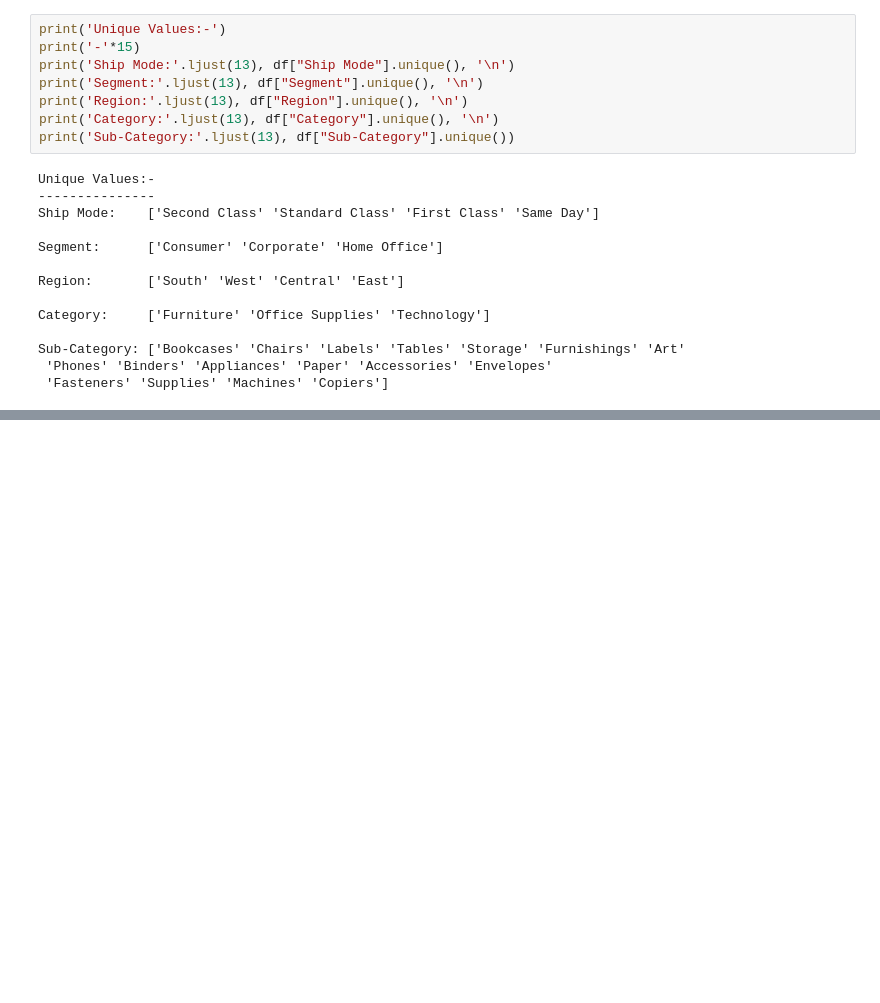
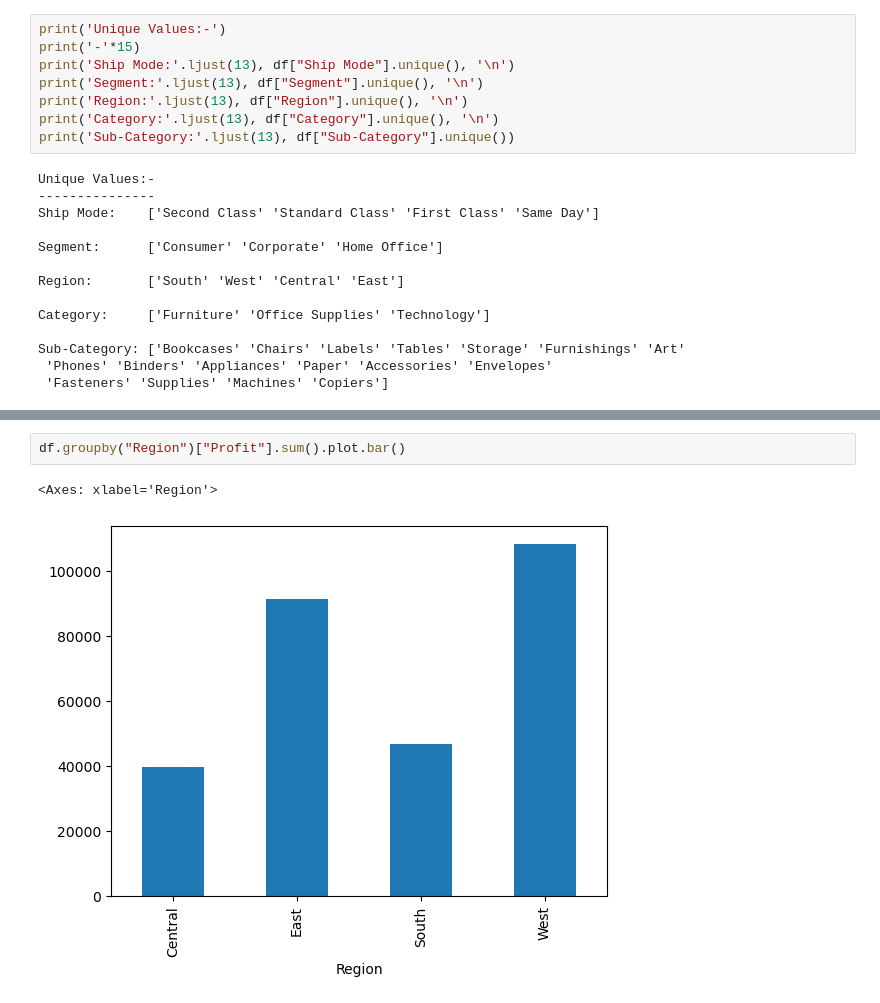
Before and after one commit to iamwatchdogs/Retail-Insights-from-Superstore-Data, a Jupyter notebook: retail-analysis.ipynb, the cells around one changed output, grey strips where cells are left out. Cells and saved outputs as stored; diff of their text form; blank space fills up the shorter version.

```diff
--- a/retail-analysis.ipynb
+++ b/retail-analysis.ipynb
@@ -106,0 +114,5 @@ Sub-Category: ['Bookcases' 'Chairs' 'Labels' 'Tables' 'Storage' 'Furnishings' 'A
+# %%
+df.groupby("Region")["Profit"].sum().plot.bar()
+# %% [output]
+<Axes: xlabel='Region'>
+[figure, added]
```
Also changed, not shown: parts of 4 cells of this notebook.
